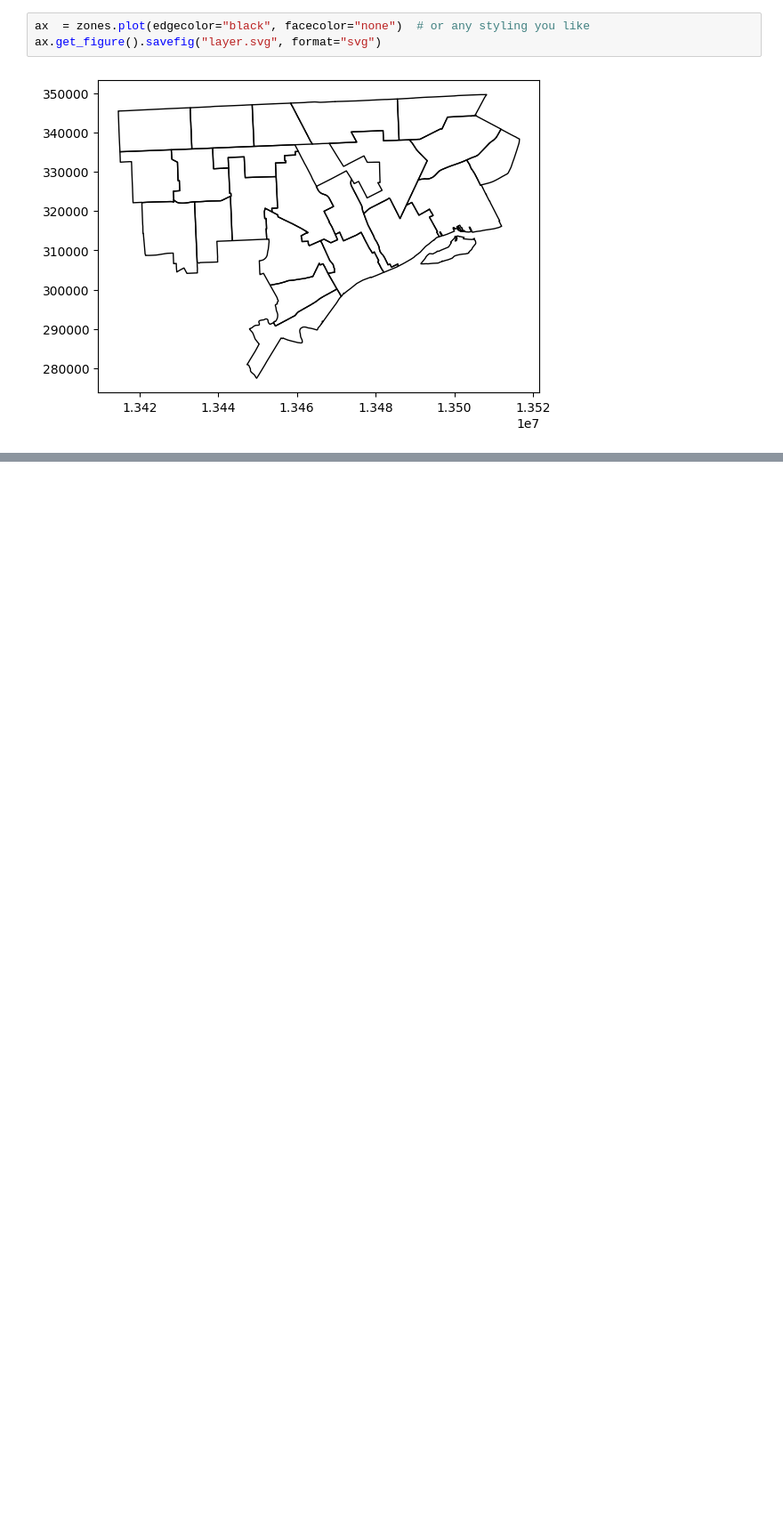
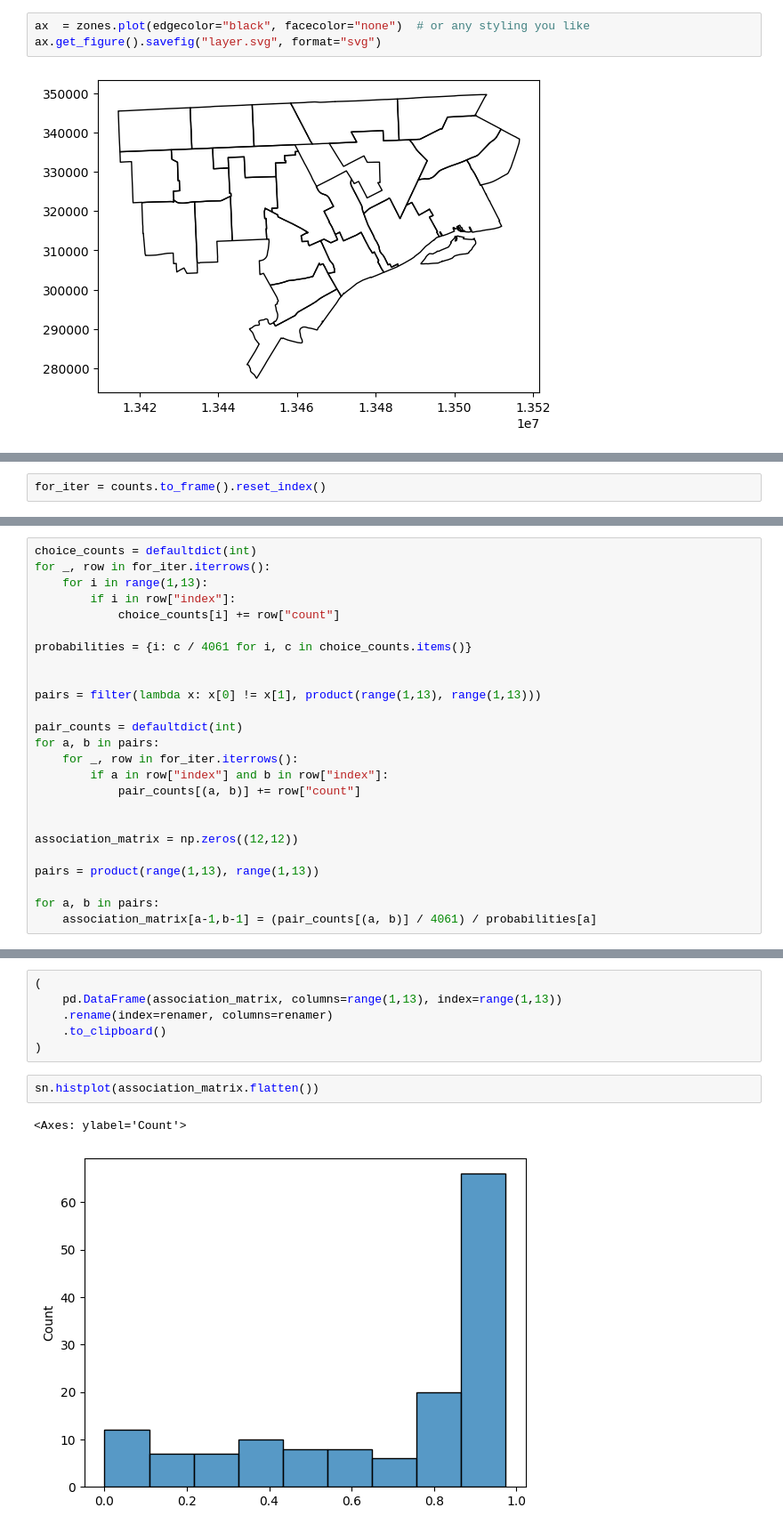
Before and after one commit to data-driven-detroit/nvi_etl, a Jupyter notebook: primary_survey/v2024/test_primary_transform.ipynb, the cells around one changed output, grey strips where cells are left out. Shown at 89% size. Saved outputs shown, nothing was run; the diff lists cells and outputs as text; blank space fills up the shorter version.

```diff
--- a/primary_survey/v2024/test_primary_transform.ipynb
+++ b/primary_survey/v2024/test_primary_transform.ipynb
@@ -239,0 +336,2 @@ ax.get_figure().savefig("layer.svg", format="svg")
+# %%
+for_iter = counts.to_frame().reset_index()
@@ -239,0 +341,25 @@ ax.get_figure().savefig("layer.svg", format="svg")
+# %%
+choice_counts = defaultdict(int)
+for _, row in for_iter.iterrows():
+    for i in range(1,13):
+        if i in row["index"]:
+            choice_counts[i] += row["count"]
+
+probabilities = {i: c / 4061 for i, c in choice_counts.items()}
+
+
+pairs = filter(lambda x: x[0] != x[1], product(range(1,13), range(1,13)))
+
+pair_counts = defaultdict(int)
+for a, b in pairs:
+    for _, row in for_iter.iterrows():
+        if a in row["index"] and b in row["index"]:
+            pair_counts[(a, b)] += row["count"]
+
+
+association_matrix = np.zeros((12,12))
+
+pairs = product(range(1,13), range(1,13))
+
+for a, b in pairs:
+    association_matrix[a-1,b-1] = (pair_counts[(a, b)] / 4061) / probabilities[a]
@@ -239,0 +371,11 @@ ax.get_figure().savefig("layer.svg", format="svg")
+# %%
+(
+    pd.DataFrame(association_matrix, columns=range(1,13), index=range(1,13))
+    .rename(index=renamer, columns=renamer)
+    .to_clipboard()
+)
+# %%
+sn.histplot(association_matrix.flatten())
+# %% [output]
+<Axes: ylabel='Count'>
+[figure, added]
```
Also changed, not shown: parts of 32 cells of this notebook, 41 other files.
